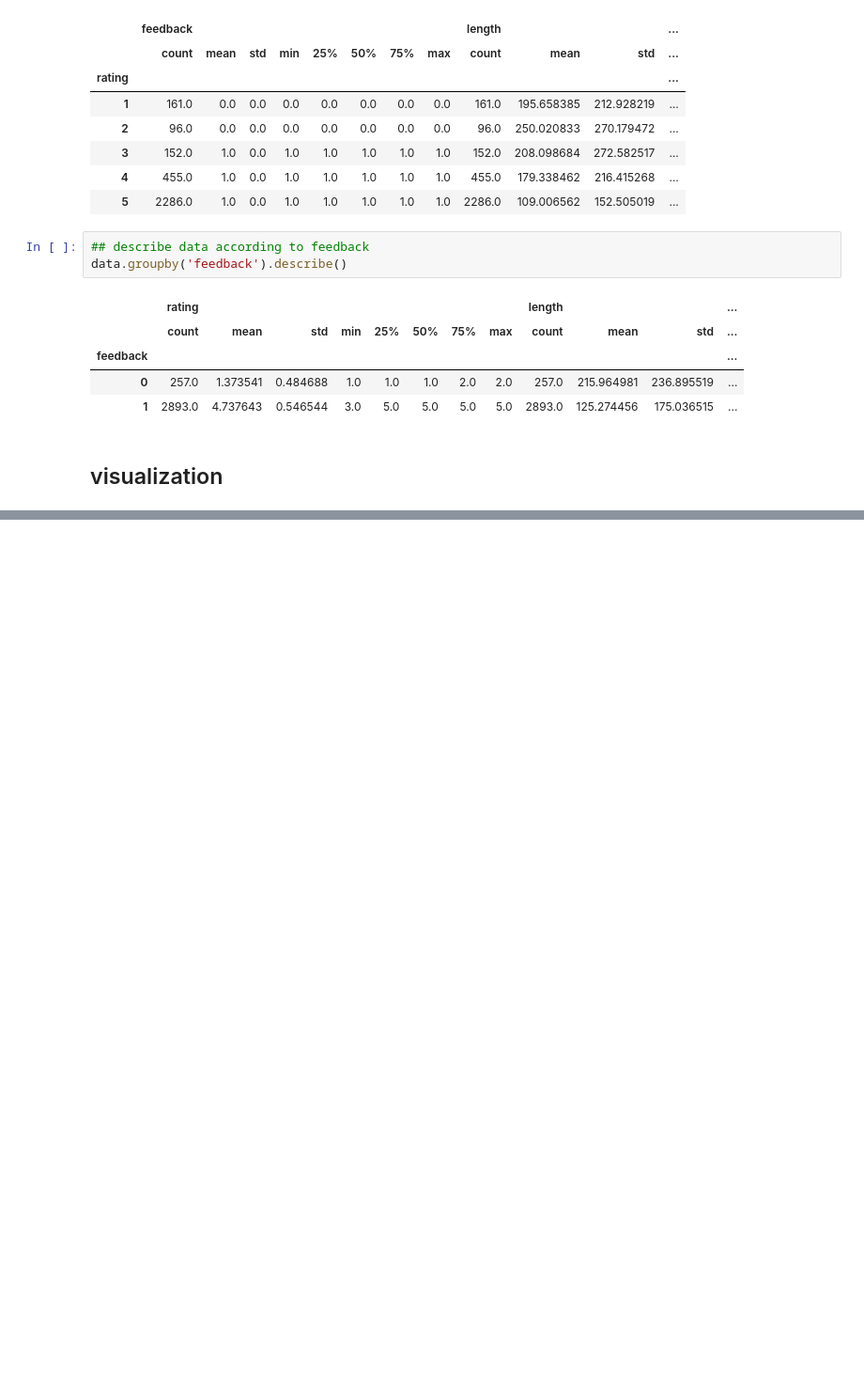
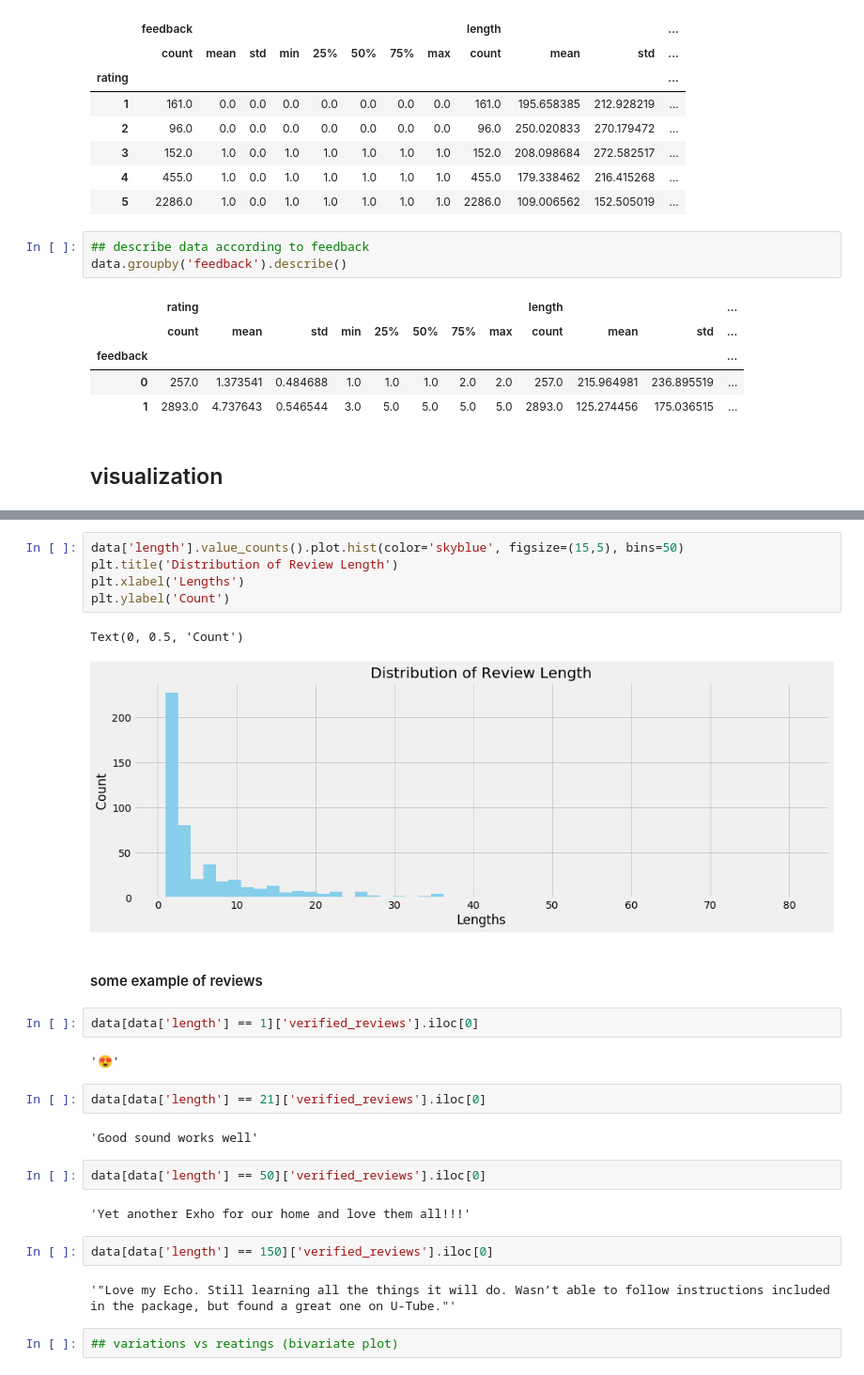
Before and after one commit to mojtaba-peyrovi/kaggle-code-along, a Jupyter notebook: alexa-review-nlp/analysis/analysis.ipynb, the cells around one changed output, grey strips where cells are left out. Shown: that part at 94% size. Drawn from its saved outputs; the diff is of its cells as text; blank space fills up the shorter version.

```diff
--- a/alexa-review-nlp/analysis/analysis.ipynb
+++ b/alexa-review-nlp/analysis/analysis.ipynb
@@ -118,0 +125,28 @@ array([[0.        , 0.        , 0.        , 1.        ],
+# %%
+data['length'].value_counts().plot.hist(color='skyblue', figsize=(15,5), bins=50)
+plt.title('Distribution of Review Length')
+plt.xlabel('Lengths')
+plt.ylabel('Count')
+# %% [output]
+Text(0, 0.5, 'Count')
+[figure, added]
+# %% [markdown]
+#### some example of reviews
+# %%
+data[data['length'] == 1]['verified_reviews'].iloc[0]
+# %% [output]
+'😍'
+# %%
+data[data['length'] == 21]['verified_reviews'].iloc[0]
+# %% [output]
+'Good sound works well'
+# %%
+data[data['length'] == 50]['verified_reviews'].iloc[0]
+# %% [output]
+'Yet another Exho for our home and love them all!!!'
+# %%
+data[data['length'] == 150]['verified_reviews'].iloc[0]
+# %% [output]
+'"Love my Echo. Still learning all the things it will do. Wasn’t able to follow instructions included in the package, but found a great one on U-Tube."'
+# %%
+## variations vs reatings (bivariate plot)
```
Also changed, not shown: parts of 16 cells of this notebook, 2 other files.
